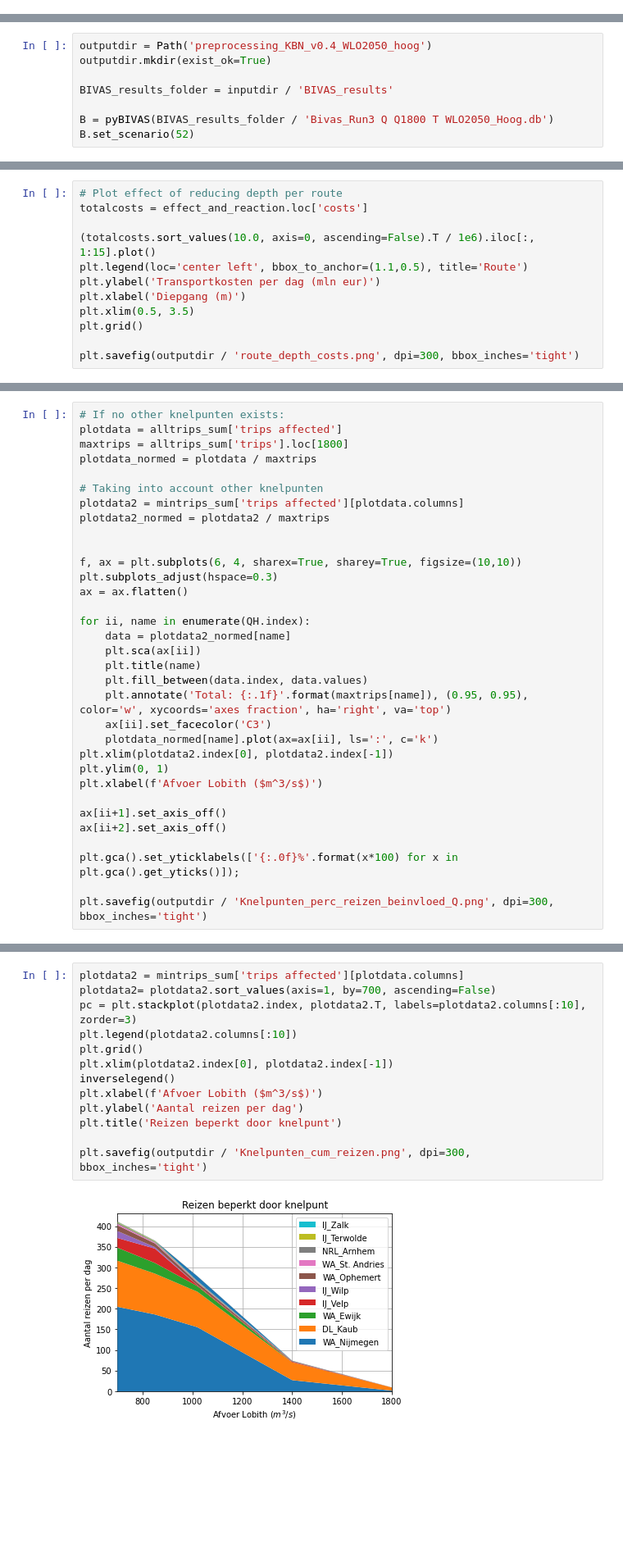
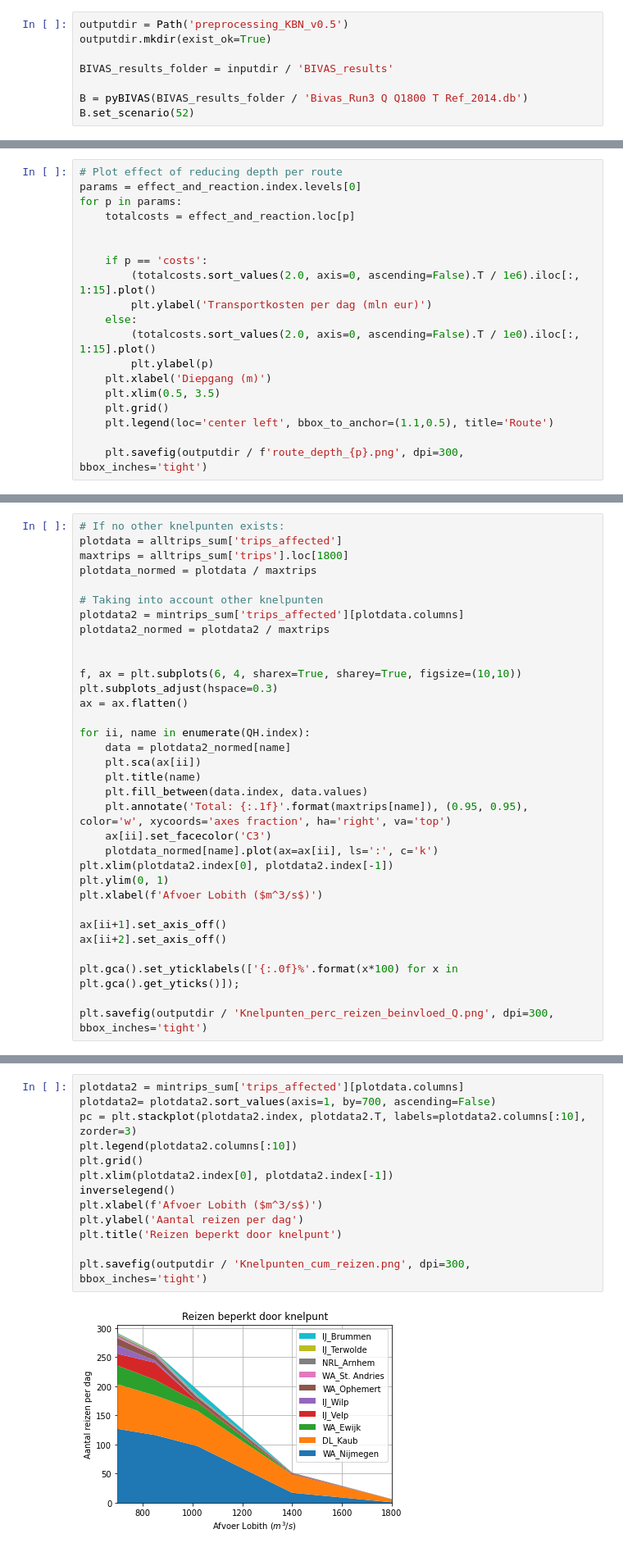
Before and after one commit to Deltares/QINCoM, a Jupyter notebook: notebooks/0_preprocessing/QINCM preprocessing_KBN.ipynb, the cells around one changed output, grey strips where cells are left out. Shown at 82% size. Cells and saved outputs as stored; diff of their text form; blank space fills up the shorter version.

```diff
--- a/notebooks/0_preprocessing/QINCM preprocessing_KBN.ipynb
+++ b/notebooks/0_preprocessing/QINCM preprocessing_KBN.ipynb
@@ -46,4 +46,12 @@ knelpunt_arcs = {
 knelpunt_arcs_array = list(knelpunt_arcs.values())
 # %%
 inputdir = Path('input_files')
+# %%
+outputdir = Path('preprocessing_KBN_v0.5')
+outputdir.mkdir(exist_ok=True)
+
+BIVAS_results_folder = inputdir / 'BIVAS_results'
+
+B = pyBIVAS(BIVAS_results_folder / 'Bivas_Run3 Q Q1800 T Ref_2014.db')
+B.set_scenario(52)
 # %%
@@ -56,12 +64,4 @@ inputdir = Path('input_files')
 # B.set_scenario(52)
-# %%
-outputdir = Path('preprocessing_KBN_v0.4_WLO2050_hoog')
-outputdir.mkdir(exist_ok=True)
-
-BIVAS_results_folder = inputdir / 'BIVAS_results'
-
-B = pyBIVAS(BIVAS_results_folder / 'Bivas_Run3 Q Q1800 T WLO2050_Hoog.db')
-B.set_scenario(52)
 # %%
 B.network_arcs(outputfileshape=outputdir / 'arcs.json');
 # %%
@@ -382,14 +387,21 @@ plt.savefig(outputdir / 'knelpunt_discharge_waterdepth_grid.png', dpi=300, bbox_
 [figure]
 # %%
 # Plot effect of reducing depth per route
-totalcosts = effect_and_reaction.loc['costs']
+params = effect_and_reaction.index.levels[0]
+for p in params:
+    totalcosts = effect_and_reaction.loc[p]
 
-(totalcosts.sort_values(10.0, axis=0, ascending=False).T / 1e6).iloc[:, 1:15].plot()
-plt.legend(loc='center left', bbox_to_anchor=(1.1,0.5), title='Route')
-plt.ylabel('Transportkosten per dag (mln eur)')
-plt.xlabel('Diepgang (m)')
-plt.xlim(0.5, 3.5)
-plt.grid()
 
-plt.savefig(outputdir / 'route_depth_costs.png', dpi=300, bbox_inches='tight')
+    if p == 'costs':
+        (totalcosts.sort_values(2.0, axis=0, ascending=False).T / 1e6).iloc[:, 1:15].plot()
+        plt.ylabel('Transportkosten per dag (mln eur)')
+    else:
+        (totalcosts.sort_values(2.0, axis=0, ascending=False).T / 1e0).iloc[:, 1:15].plot()
+        plt.ylabel(p)
+    plt.xlabel('Diepgang (m)')
+    plt.xlim(0.5, 3.5)
+    plt.grid()
+    plt.legend(loc='center left', bbox_to_anchor=(1.1,0.5), title='Route')
+
+    plt.savefig(outputdir / f'route_depth_{p}.png', dpi=300, bbox_inches='tight')
 # %% [output]
@@ -613,12 +631,12 @@ alltrips_sum = alltrips.unstack(level=1).sum(axis=0, level=1)
 mintrips_sum = mintrips.unstack(level=1).sum(axis=0, level=1)
 # %%
 # If no other knelpunten exists:
-plotdata = alltrips_sum['trips affected']
+plotdata = alltrips_sum['trips_affected']
 maxtrips = alltrips_sum['trips'].loc[1800]
 plotdata_normed = plotdata / maxtrips
 
 # Taking into account other knelpunten
-plotdata2 = mintrips_sum['trips affected'][plotdata.columns]
+plotdata2 = mintrips_sum['trips_affected'][plotdata.columns]
 plotdata2_normed = plotdata2 / maxtrips
 
 
@@ -655,20 +673,20 @@ def inverselegend(outside=False, **kwargs):
     else:
         return plt.gca().legend(*map(reversed, plt.gca().get_legend_handles_labels()), **kwargs)
 # %%
-plotdata2 = mintrips_sum['trips affected'][plotdata.columns]
+plotdata2 = mintrips_sum['trips_affected'][plotdata.columns]
 plotdata2= plotdata2.sort_values(axis=1, by=700, ascending=False)
 pc = plt.stackplot(plotdata2.index, plotdata2.T, labels=plotdata2.columns[:10], zorder=3)
 plt.legend(plotdata2.columns[:10])
 plt.grid()
 plt.xlim(plotdata2.index[0], plotdata2.index[-1])
 inverselegend()
 plt.xlabel(f'Afvoer Lobith ($m^3/s$)')
 plt.ylabel('Aantal reizen per dag')
 plt.title('Reizen beperkt door knelpunt')
 
 plt.savefig(outputdir / 'Knelpunten_cum_reizen.png', dpi=300, bbox_inches='tight')
 # %% [output]
-[figure, old version]
+[figure, new version]
 # %%
 plotdata2 = mintrips_sum['costs_increase'].fillna(0)
 plotdata2= plotdata2 / 1e6
```
Also changed, not shown: parts of 10 cells of this notebook.
